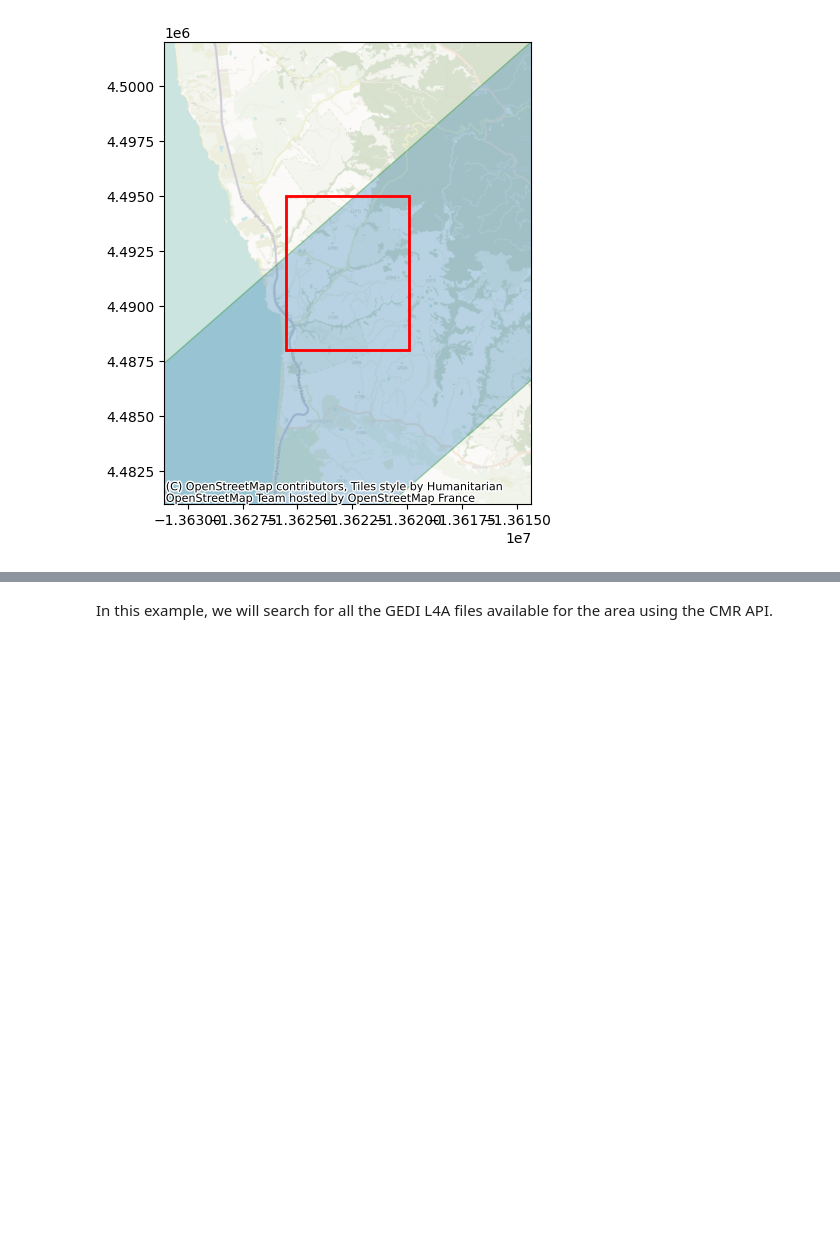
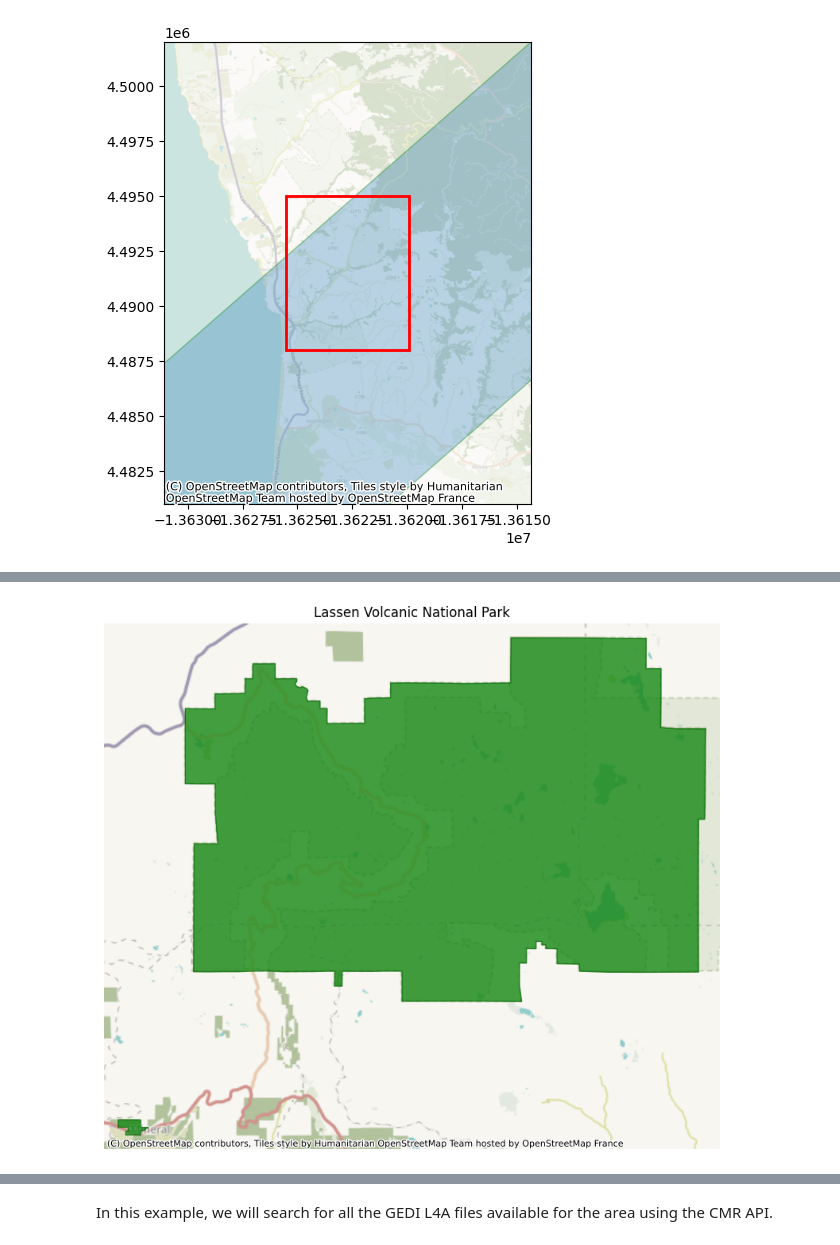
Before and after one commit to xyaoaf/gedi_tutorials, a Jupyter notebook: 1_gedi_l4a_search_download.ipynb, the cells around one changed output, grey strips where cells are left out. Saved outputs shown, nothing was run; the diff lists cells and outputs as text; code cells hidden in the pictures; blank space fills up the shorter version.

```diff
--- a/1_gedi_l4a_search_download.ipynb
+++ b/1_gedi_l4a_search_download.ipynb
@@ -225,0 +354,30 @@ ctx.add_basemap(ax, crs=gdf_epsg3857.crs.to_string(), alpha=0.5)
+# %%
+# Plot setup
+fig, ax = plt.subplots(figsize=(10, 10))  # Create a plot figure and an axes subplot
+
+# Plotting the Lassen Volcanic National Park with data projected to Web Mercator (for contextily compatibility)
+# First, ensure your data is in EPSG:4326, then convert to EPSG:3857 for the basemap
+lassen_gdf = lassen_gdf.to_crs(epsg=3857)  # Converts GeoDataFrame to the Mercator projection used by most web maps
+
+# Plotting the Lassen Volcanic National Park
+lassen_gdf.plot(ax=ax, color='green', edgecolor='darkgreen', alpha=0.7)  # Set alpha for better map visibility
+
+# Adding a basemap
+ctx.add_basemap(ax, crs=lassen_gdf.crs.to_string())
+
+# Adjust bounds
+minx, miny, maxx, maxy = lassen_gdf.total_bounds
+# Expand the bounds a bit more for context
+ax.set_xlim(minx - 1000, maxx + 1000)
+ax.set_ylim(miny - 1000, maxy + 1000)
+
+# Enhancements for better visualization
+ax.set_title('Lassen Volcanic National Park')
+ax.set_xlabel('Longitude')
+ax.set_ylabel('Latitude')
+ax.axis('off')  # Optionally turn off the axis if the basemap provides enough context
+
+plt.grid(True)
+plt.show()
+# %% [output]
+[figure, added]
```
Also changed, not shown: parts of 14 cells of this notebook, 2 other files.
